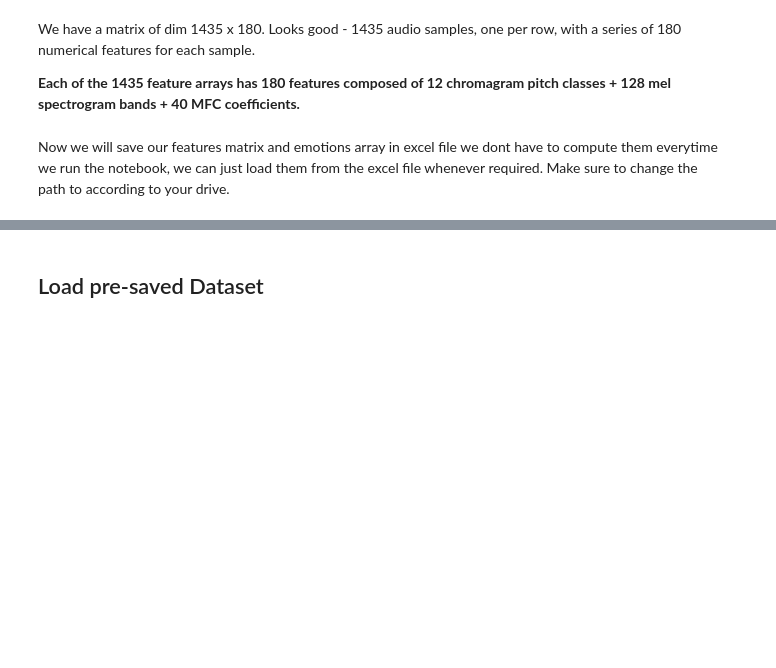
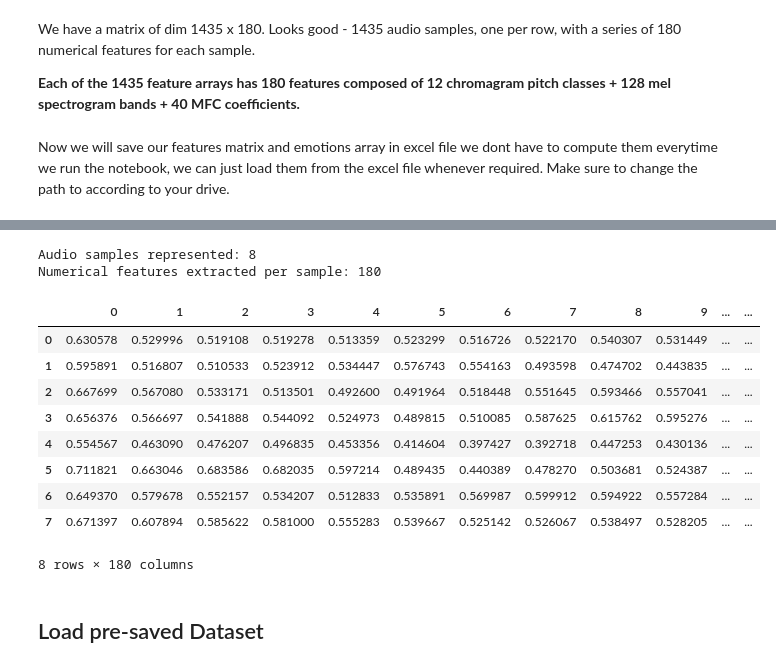
Before and after one commit to anddennn/Week3-ClassicML, a Jupyter notebook: Week_3_MachineLearning.ipynb, the cells around one changed output, grey strips where cells are left out. Cells and saved outputs as stored; diff of their text form; code cells hidden in the pictures; blank space fills up the shorter version.

```diff
--- a/Week_3_MachineLearning.ipynb
+++ b/Week_3_MachineLearning.ipynb
@@ -239,7 +244,7 @@ import os, glob
 def load_data2():
     X,y=[],[]
     count = 0
-    for file in glob.glob("/content/drive/MyDrive/IAT360 - Assignment 3/Actor_25/*.wav"):
+    for file in glob.glob("/content/IAT360 - Assignment 3/Actor_26/*.wav"):
         file_name=os.path.basename(file)
         emotion=emotions_dict[file_name.split("-")[2]]
         features = get_features(file)
@@ -255,11 +262,24 @@ myFeatures, myEmotions = load_data2()
 # %%
-print(f'\nAudio samples represented: {features.shape[0]}')
-print(f'Numerical features extracted per sample: {features.shape[1]}')
+print(f'\nAudio samples represented: {myFeatures.shape[0]}')
+print(f'Numerical features extracted per sample: {myFeatures.shape[1]}')
 myFeatures_df = pd.DataFrame(myFeatures) # make it pretty for display
 
 
 #making dataframe for emotions as well
 myEmotions_df = pd.DataFrame(myEmotions) # make it pretty for display
 
-features_df
+myFeatures_df
+# %% [output]
+Audio samples represented: 8
+Numerical features extracted per sample: 180
+|  | 0 | 1 | 2 | 3 | 4 | 5 | 6 | 7 | 8 | 9 | ... | ... |
+| 0 | 0.630578 | 0.529996 | 0.519108 | 0.519278 | 0.513359 | 0.523299 | 0.516726 | 0.522170 | 0.540307 | 0.531449 | ... | ... |
+| 1 | 0.595891 | 0.516807 | 0.510533 | 0.523912 | 0.534447 | 0.576743 | 0.554163 | 0.493598 | 0.474702 | 0.443835 | ... | ... |
+| 2 | 0.667699 | 0.567080 | 0.533171 | 0.513501 | 0.492600 | 0.491964 | 0.518448 | 0.551645 | 0.593466 | 0.557041 | ... | ... |
+| 3 | 0.656376 | 0.566697 | 0.541888 | 0.544092 | 0.524973 | 0.489815 | 0.510085 | 0.587625 | 0.615762 | 0.595276 | ... | ... |
+| 4 | 0.554567 | 0.463090 | 0.476207 | 0.496835 | 0.453356 | 0.414604 | 0.397427 | 0.392718 | 0.447253 | 0.430136 | ... | ... |
+| 5 | 0.711821 | 0.663046 | 0.683586 | 0.682035 | 0.597214 | 0.489435 | 0.440389 | 0.478270 | 0.503681 | 0.524387 | ... | ... |
+| 6 | 0.649370 | 0.579678 | 0.552157 | 0.534207 | 0.512833 | 0.535891 | 0.569987 | 0.599912 | 0.594922 | 0.557284 | ... | ... |
+| 7 | 0.671397 | 0.607894 | 0.585622 | 0.581000 | 0.555283 | 0.539667 | 0.525142 | 0.526067 | 0.538497 | 0.528205 | ... | ... |
+8 rows × 180 columns
 # %%
```
Also changed, not shown: parts of 15 cells of this notebook.
